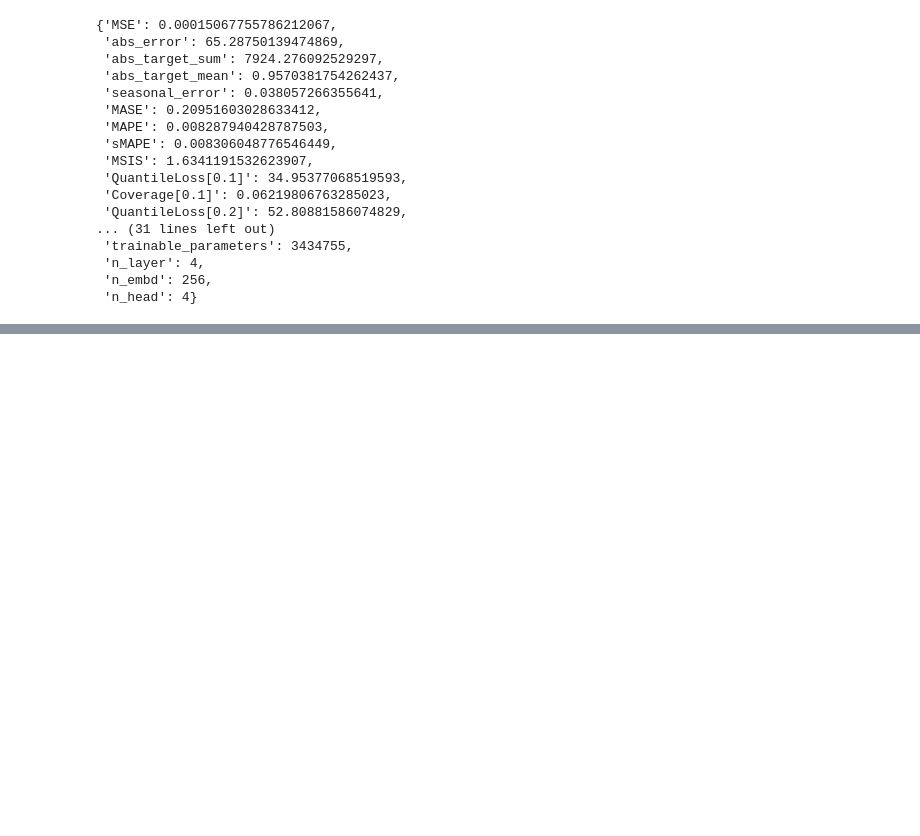
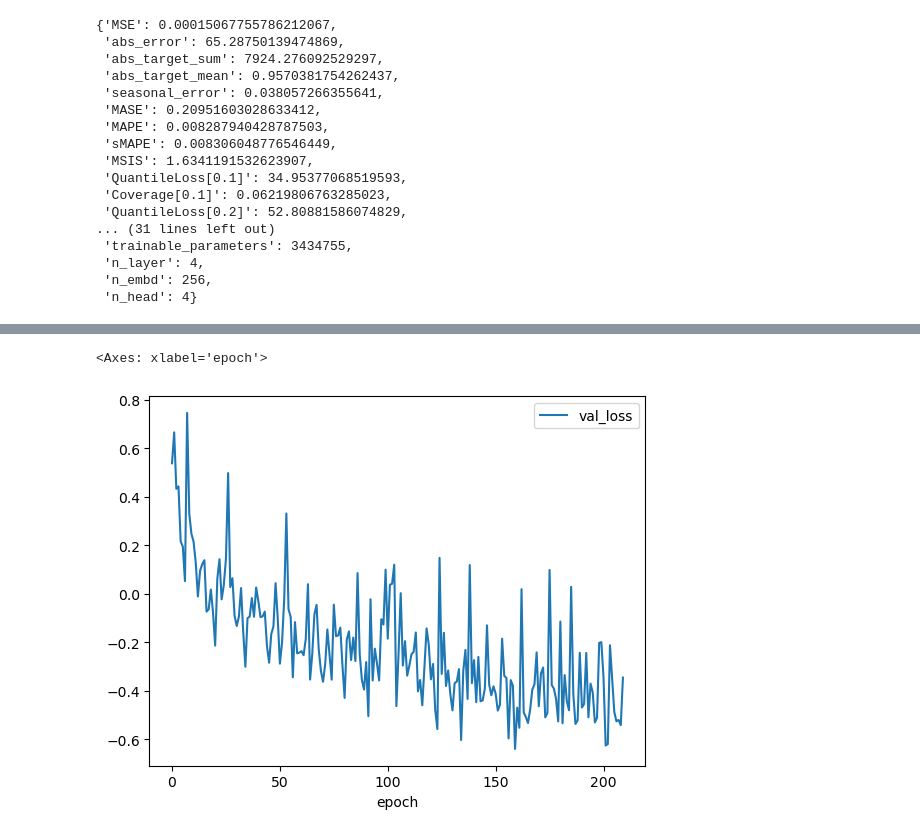
Before and after one commit to hohe12ly/pytorch-transformer-ts, a Jupyter notebook: lag-llama/nb_psml_graph.ipynb, the cells around one changed output, grey strips where cells are left out. Cells and saved outputs as stored; diff of their text form; code cells hidden in the pictures; blank space fills up the shorter version.

```diff
--- a/lag-llama/nb_psml_graph.ipynb
+++ b/lag-llama/nb_psml_graph.ipynb
@@ -521,0 +547,6 @@ metrics
+# %%
+val_loss = df[['epoch', 'val_loss']].dropna()
+val_loss.plot(x='epoch', y='val_loss')
+# %% [output]
+<Axes: xlabel='epoch'>
+[figure, added]
```
Also changed, not shown: parts of 6 cells of this notebook, 3 other files.
